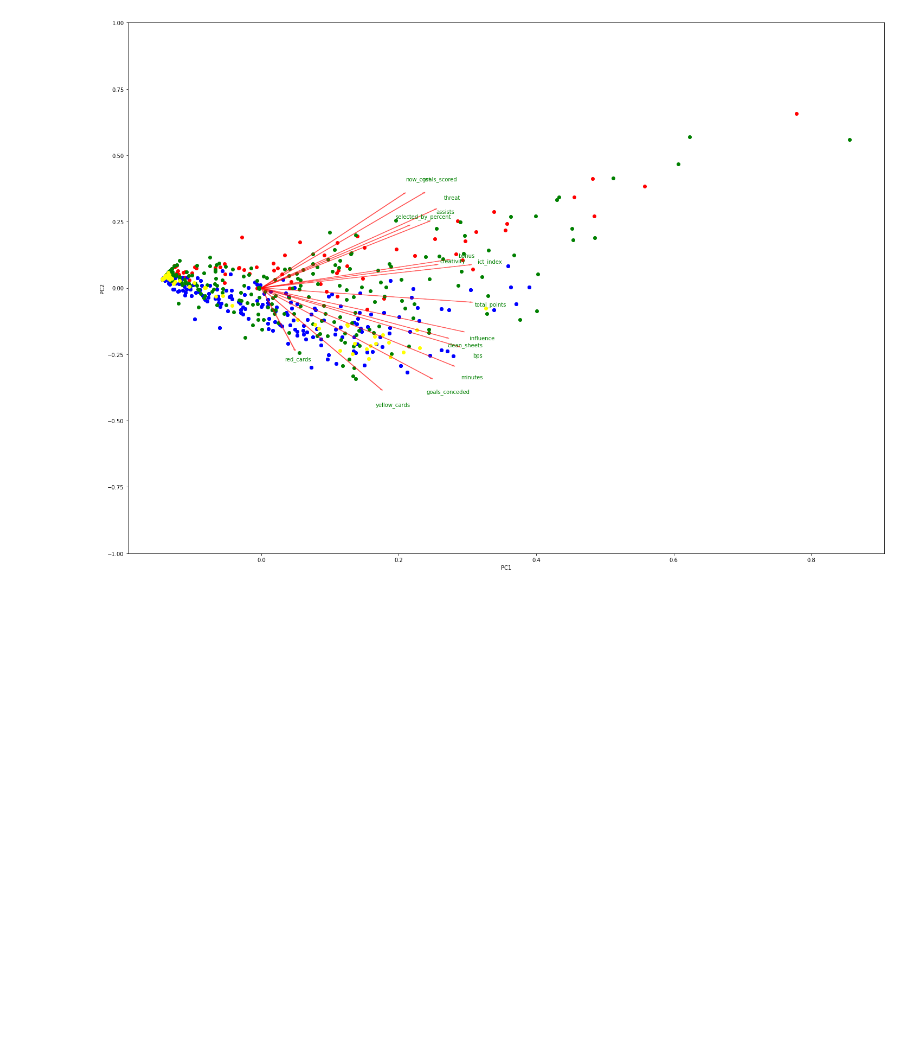
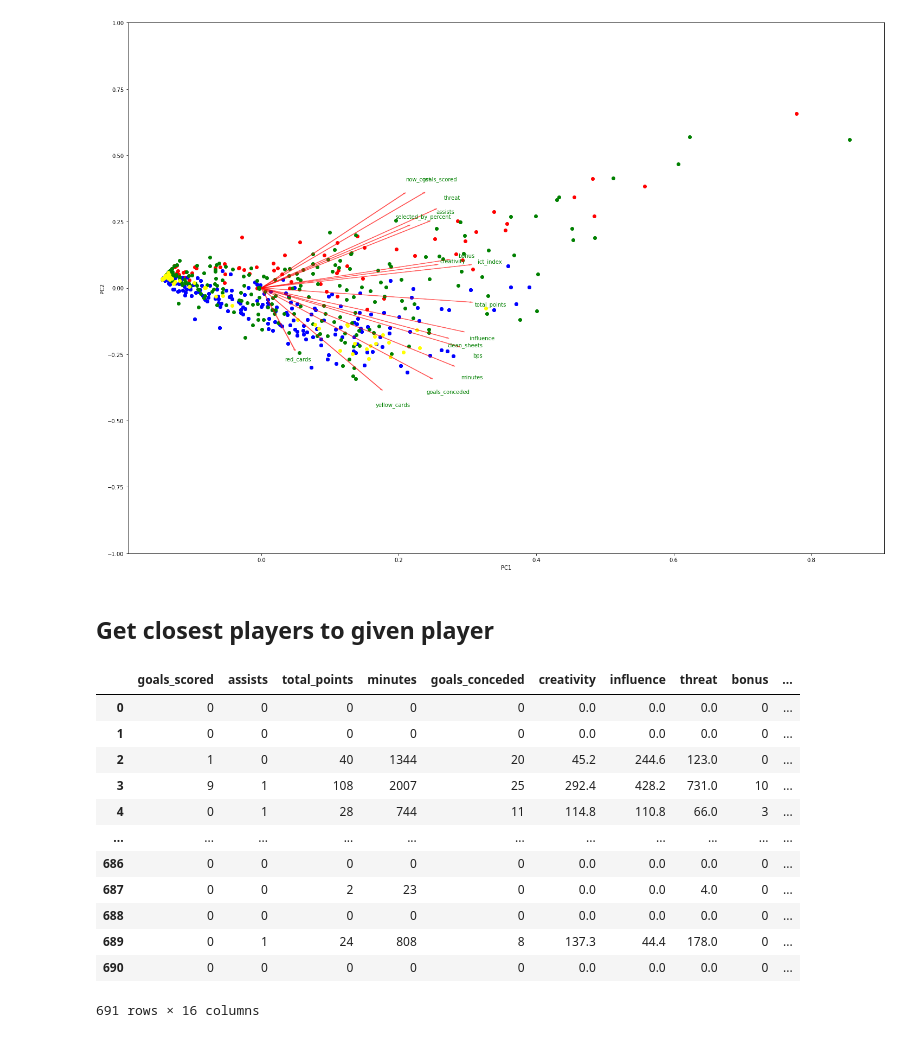
Before and after one commit to Shomrey/football-progres-analysis, a Jupyter notebook: Analysis-football-players.ipynb, the cells around one changed output. Saved outputs shown, nothing was run; the diff lists cells and outputs as text; code cells hidden in the pictures; blank space fills up the shorter version.

```diff
--- a/Analysis-football-players.ipynb
+++ b/Analysis-football-players.ipynb
@@ -498,3 +498,21 @@ axes.set_ylim([-1.0, 1.0])
 plt.show()
 # %% [output]
 [figure]
+# %% [markdown]
+## Get closest players to given player
+# %%
+player_data
+# %% [output]
+|  | goals_scored | assists | total_points | minutes | goals_conceded | creativity | influence | threat | bonus | ... |
+| 0 | 0 | 0 | 0 | 0 | 0 | 0.0 | 0.0 | 0.0 | 0 | ... |
+| 1 | 0 | 0 | 0 | 0 | 0 | 0.0 | 0.0 | 0.0 | 0 | ... |
+| 2 | 1 | 0 | 40 | 1344 | 20 | 45.2 | 244.6 | 123.0 | 0 | ... |
+| 3 | 9 | 1 | 108 | 2007 | 25 | 292.4 | 428.2 | 731.0 | 10 | ... |
+| 4 | 0 | 1 | 28 | 744 | 11 | 114.8 | 110.8 | 66.0 | 3 | ... |
+| ... | ... | ... | ... | ... | ... | ... | ... | ... | ... | ... |
+| 686 | 0 | 0 | 0 | 0 | 0 | 0.0 | 0.0 | 0.0 | 0 | ... |
+| 687 | 0 | 0 | 2 | 23 | 0 | 0.0 | 0.0 | 4.0 | 0 | ... |
+| 688 | 0 | 0 | 0 | 0 | 0 | 0.0 | 0.0 | 0.0 | 0 | ... |
+| 689 | 0 | 1 | 24 | 808 | 8 | 137.3 | 44.4 | 178.0 | 0 | ... |
+| 690 | 0 | 0 | 0 | 0 | 0 | 0.0 | 0.0 | 0.0 | 0 | ... |
+691 rows × 16 columns
```
Also changed, not shown: parts of 8 cells of this notebook.
